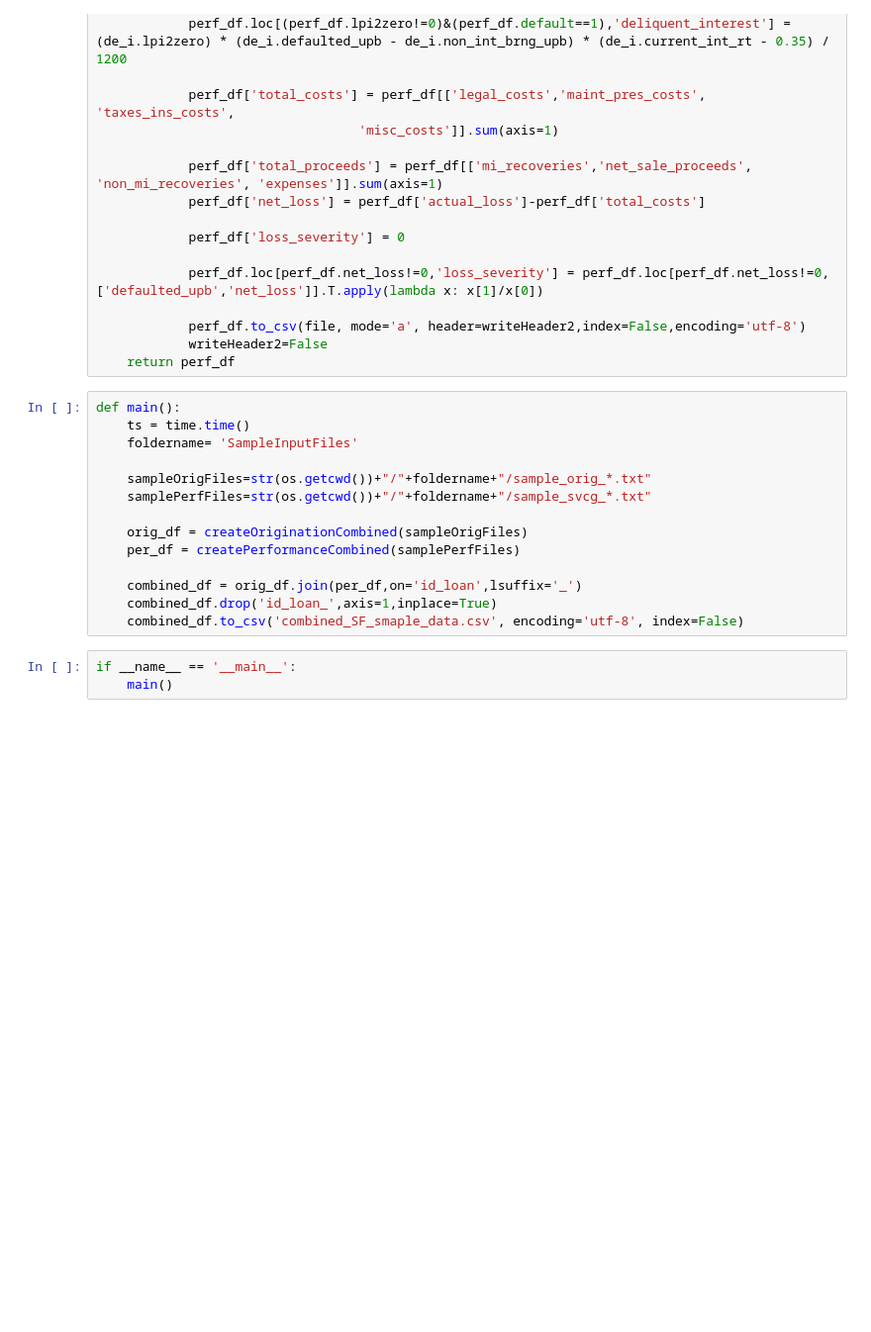
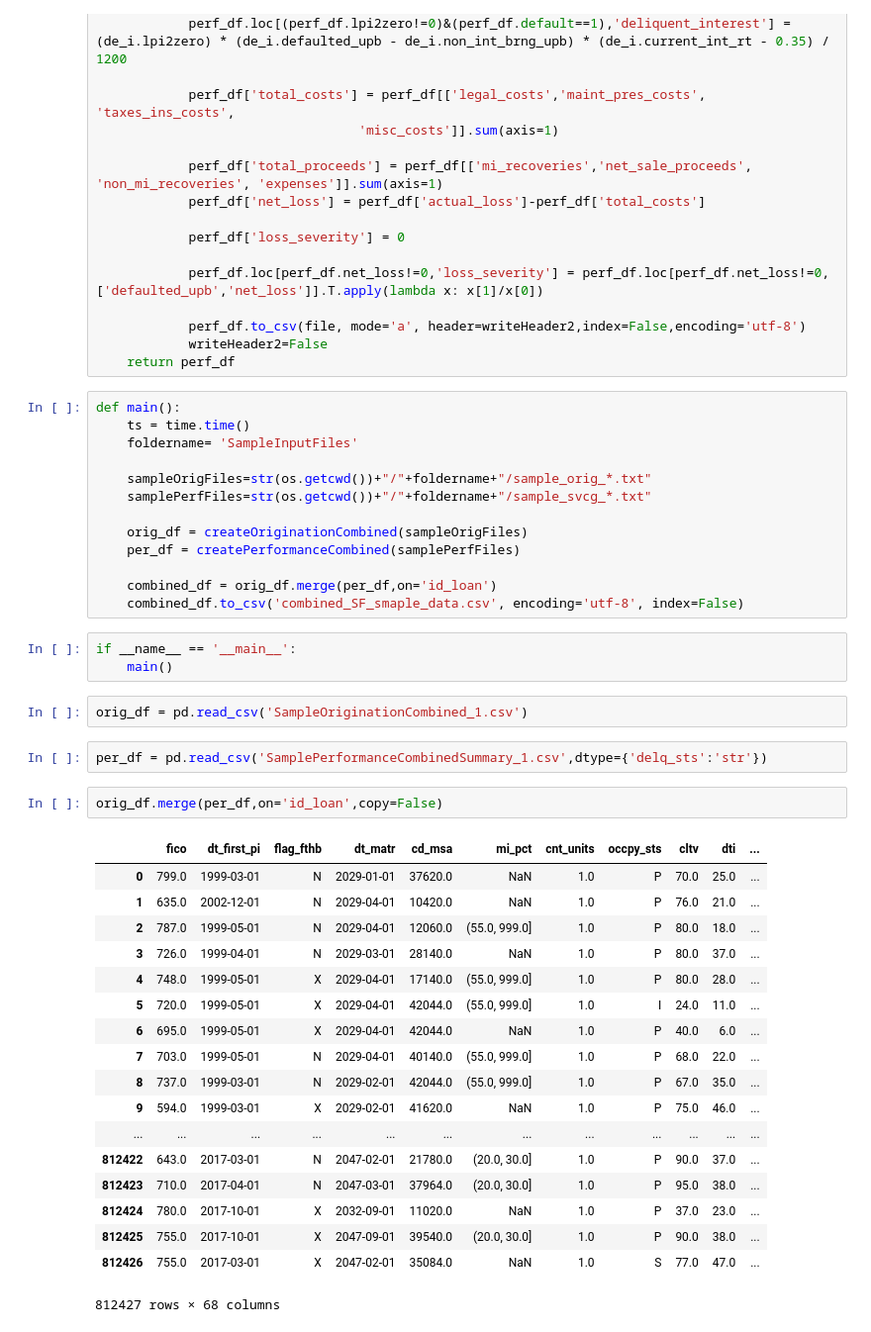
Before and after one commit to 00cool/just_new1, a Jupyter notebook: FMac/combine_sample_files.ipynb, the cells around one changed output. Shown at 99% size. Cells and saved outputs as stored; diff of their text form; blank space fills up the shorter version.

```diff
--- a/FMac/combine_sample_files.ipynb
+++ b/FMac/combine_sample_files.ipynb
@@ -208,9 +208,33 @@ def main():
     orig_df = createOriginationCombined(sampleOrigFiles)
     per_df = createPerformanceCombined(samplePerfFiles)
 
-    combined_df = orig_df.join(per_df,on='id_loan',lsuffix='_')
-    combined_df.drop('id_loan_',axis=1,inplace=True)
+    combined_df = orig_df.merge(per_df,on='id_loan')
     combined_df.to_csv('combined_SF_smaple_data.csv', encoding='utf-8', index=False)
 # %%
 if __name__ == '__main__':
     main()
+# %%
+orig_df = pd.read_csv('SampleOriginationCombined_1.csv')
+# %%
+per_df = pd.read_csv('SamplePerformanceCombinedSummary_1.csv',dtype={'delq_sts':'str'})
+# %%
+orig_df.merge(per_df,on='id_loan',copy=False)
+# %% [output]
+|  | fico | dt_first_pi | flag_fthb | dt_matr | cd_msa | mi_pct | cnt_units | occpy_sts | cltv | dti | ... |
+| 0 | 799.0 | 1999-03-01 | N | 2029-01-01 | 37620.0 | NaN | 1.0 | P | 70.0 | 25.0 | ... |
+| 1 | 635.0 | 2002-12-01 | N | 2029-04-01 | 10420.0 | NaN | 1.0 | P | 76.0 | 21.0 | ... |
+| 2 | 787.0 | 1999-05-01 | N | 2029-04-01 | 12060.0 | (55.0, 999.0] | 1.0 | P | 80.0 | 18.0 | ... |
+| 3 | 726.0 | 1999-04-01 | N | 2029-03-01 | 28140.0 | NaN | 1.0 | P | 80.0 | 37.0 | ... |
+| 4 | 748.0 | 1999-05-01 | X | 2029-04-01 | 17140.0 | (55.0, 999.0] | 1.0 | P | 80.0 | 28.0 | ... |
+| 5 | 720.0 | 1999-05-01 | X | 2029-04-01 | 42044.0 | (55.0, 999.0] | 1.0 | I | 24.0 | 11.0 | ... |
+| 6 | 695.0 | 1999-05-01 | X | 2029-04-01 | 42044.0 | NaN | 1.0 | P | 40.0 | 6.0 | ... |
+| 7 | 703.0 | 1999-05-01 | N | 2029-04-01 | 40140.0 | (55.0, 999.0] | 1.0 | P | 68.0 | 22.0 | ... |
+| 8 | 737.0 | 1999-03-01 | N | 2029-02-01 | 42044.0 | (55.0, 999.0] | 1.0 | P | 67.0 | 35.0 | ... |
+| 9 | 594.0 | 1999-03-01 | X | 2029-02-01 | 41620.0 | NaN | 1.0 | P | 75.0 | 46.0 | ... |
+| ... | ... | ... | ... | ... | ... | ... | ... | ... | ... | ... | ... |
+| 812422 | 643.0 | 2017-03-01 | N | 2047-02-01 | 21780.0 | (20.0, 30.0] | 1.0 | P | 90.0 | 37.0 | ... |
+| 812423 | 710.0 | 2017-04-01 | N | 2047-03-01 | 37964.0 | (20.0, 30.0] | 1.0 | P | 95.0 | 38.0 | ... |
+| 812424 | 780.0 | 2017-10-01 | X | 2032-09-01 | 11020.0 | NaN | 1.0 | P | 37.0 | 23.0 | ... |
+| 812425 | 755.0 | 2017-10-01 | X | 2047-09-01 | 39540.0 | (20.0, 30.0] | 1.0 | P | 90.0 | 38.0 | ... |
+| 812426 | 755.0 | 2017-03-01 | X | 2047-02-01 | 35084.0 | NaN | 1.0 | S | 77.0 | 47.0 | ... |
+812427 rows × 68 columns
```
Also changed, not shown: parts of 1 cell of this notebook, 2 other files.
